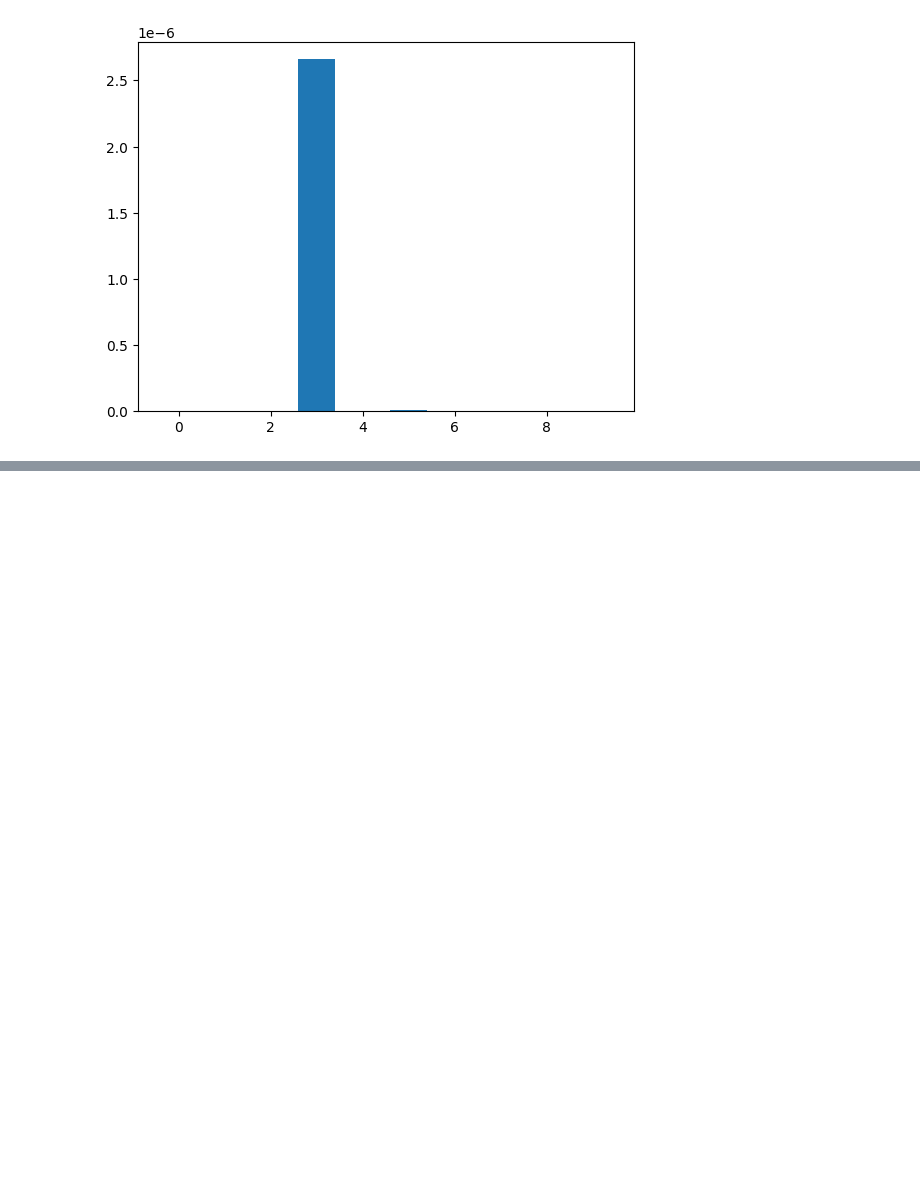
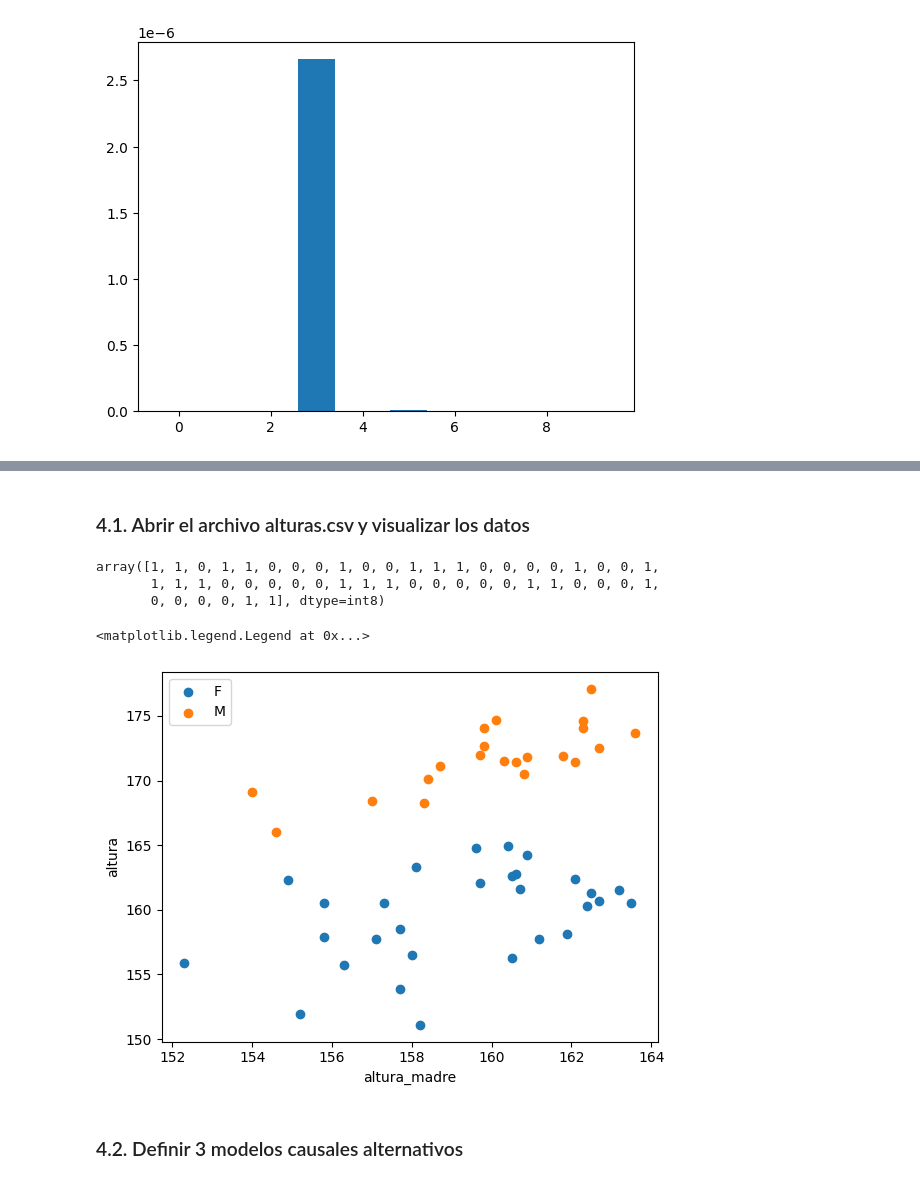
Before and after one commit to ulrich-marcelo/Inferencia-Bayesiana-Causal, a Jupyter notebook: Practicas/Unidad 1/guia1.ipynb, the cells around one changed output, grey strips where cells are left out. Saved outputs shown, nothing was run; the diff lists cells and outputs as text; code cells hidden in the pictures; blank space fills up the shorter version.

```diff
--- a/Practicas/Unidad 1/guia1.ipynb
+++ b/Practicas/Unidad 1/guia1.ipynb
@@ -503,0 +512,2 @@ plt.bar(range(10),producto_predicciones_parciales)
+# %% [markdown]
+### 4.1. Abrir el archivo alturas.csv y visualizar los datos
@@ -503,0 +522,24 @@ plt.bar(range(10),producto_predicciones_parciales)
+# %%
+datos_sexo = pd.read_csv("Materiales1/datos/alturas.csv")
+# %%
+cats = pd.Categorical(datos_sexo["sexo"])
+cats.codes
+# %% [output]
+array([1, 1, 0, 1, 1, 0, 0, 0, 1, 0, 0, 1, 1, 1, 0, 0, 0, 0, 1, 0, 0, 1,
+       1, 1, 1, 0, 0, 0, 0, 0, 1, 1, 1, 0, 0, 0, 0, 0, 1, 1, 0, 0, 0, 1,
+       0, 0, 0, 0, 1, 1], dtype=int8)
+# %%
+grouped = datos_sexo.groupby("sexo")
+# %%
+
+for group in grouped.groups:
+    data = grouped.get_group(group)
+    plt.scatter(data["altura_madre"],data["altura"],label=group)
+    plt.xlabel("altura_madre")
+    plt.ylabel("altura")
+plt.legend()
+# %% [output]
+<matplotlib.legend.Legend at 0x...>
+[figure, added]
+# %% [markdown]
+### 4.2. Definir 3 modelos causales alternativos
```
Also changed, not shown: parts of 50 cells of this notebook, 1 other file.
